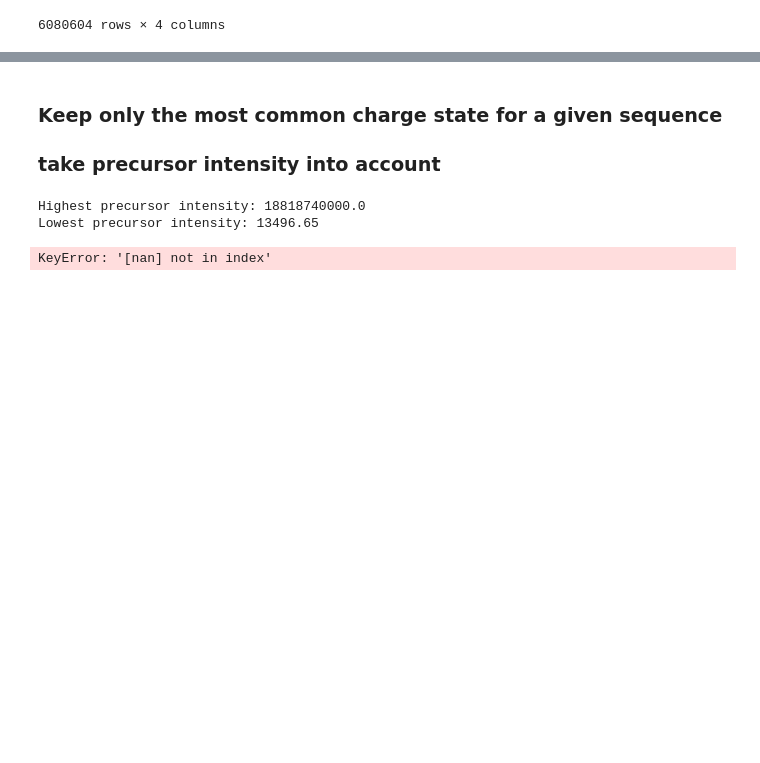
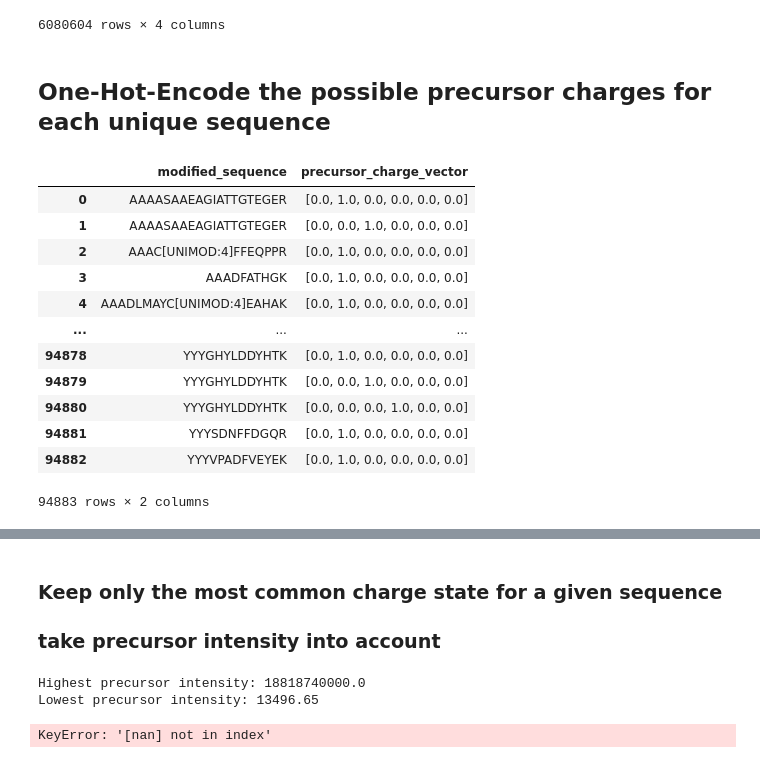
Before and after one commit to Sacesh/Masterpraktikum, a Jupyter notebook: precursor_charge_prediction.ipynb, the cells around one changed output, grey strips where cells are left out. Cells and saved outputs as stored; diff of their text form; code cells hidden in the pictures; blank space fills up the shorter version.

```diff
--- a/precursor_charge_prediction.ipynb
+++ b/precursor_charge_prediction.ipynb
@@ -225,3 +225,50 @@ df_filtered_padded
 | 6080604 | EMENFVQSSGEDGIVVFSLGSLFQNVTEEK | 3 | 114742.8 | [3, 10, 3, 11, 4, 17, 13, 15, 15,... |
 | 6080605 | YSQLFC[UNIMOD:4]GLPSLHSESLVATFMGS... | 3 | 202114.2 | [19, 15, 13, 9, 4, 21, 5, 9, 12, ... |
 6080604 rows × 4 columns
+# %% [markdown]
+## One-Hot-Encode the possible precursor charges for each unique sequence
+# %%
+def combine_precursor_charge(df):
+    # Group the DataFrame by 'modified_sequence' and 'precursor_charge'
+    grouped = df.groupby(['modified_sequence', 'precursor_charge'])
+
+    # Create a new DataFrame to store the results
+    combined_df = pd.DataFrame()
+
+    # Iterate over each group
+    for (sequence, _), group in grouped:
+        # Create an empty binary vector of length 6
+        precursor_charge_vector = np.zeros(6) # Later change to # of charge states found in dataset
+
+        # Get the precursor charge values for the current sequence
+        precursor_charges = group['precursor_charge'].unique()
+
+        # Set the corresponding indices in the binary vector to 1
+        for charge in precursor_charges:
+            precursor_charge_vector[charge-1] = 1
+
+        # Create a DataFrame with the combined precursor_charge_vector
+        combined_group = pd.DataFrame([sequence, precursor_charge_vector]).T
+        combined_group.columns = ['modified_sequence', 'precursor_charge_vector']
+
+        # Append the combined group to the main DataFrame
+        combined_df = pd.concat([combined_df, combined_group], ignore_index=True)
+
+    return combined_df
+
+df_filtered_padded_encoded = combine_precursor_charge(df_filtered_padded)
+df_filtered_padded_encoded
+# %% [output]
+|  | modified_sequence | precursor_charge_vector |
+| 0 | AAAASAAEAGIATTGTEGER | [0.0, 1.0, 0.0, 0.0, 0.0, 0.0] |
+| 1 | AAAASAAEAGIATTGTEGER | [0.0, 0.0, 1.0, 0.0, 0.0, 0.0] |
+| 2 | AAAC[UNIMOD:4]FFEQPPR | [0.0, 1.0, 0.0, 0.0, 0.0, 0.0] |
+| 3 | AAADFATHGK | [0.0, 1.0, 0.0, 0.0, 0.0, 0.0] |
+| 4 | AAADLMAYC[UNIMOD:4]EAHAK | [0.0, 1.0, 0.0, 0.0, 0.0, 0.0] |
+| ... | ... | ... |
+| 94878 | YYYGHYLDDYHTK | [0.0, 1.0, 0.0, 0.0, 0.0, 0.0] |
+| 94879 | YYYGHYLDDYHTK | [0.0, 0.0, 1.0, 0.0, 0.0, 0.0] |
+| 94880 | YYYGHYLDDYHTK | [0.0, 0.0, 0.0, 1.0, 0.0, 0.0] |
+| 94881 | YYYSDNFFDGQR | [0.0, 1.0, 0.0, 0.0, 0.0, 0.0] |
+| 94882 | YYYVPADFVEYEK | [0.0, 1.0, 0.0, 0.0, 0.0, 0.0] |
+94883 rows × 2 columns
```
Also changed, not shown: parts of 2 cells of this notebook.
